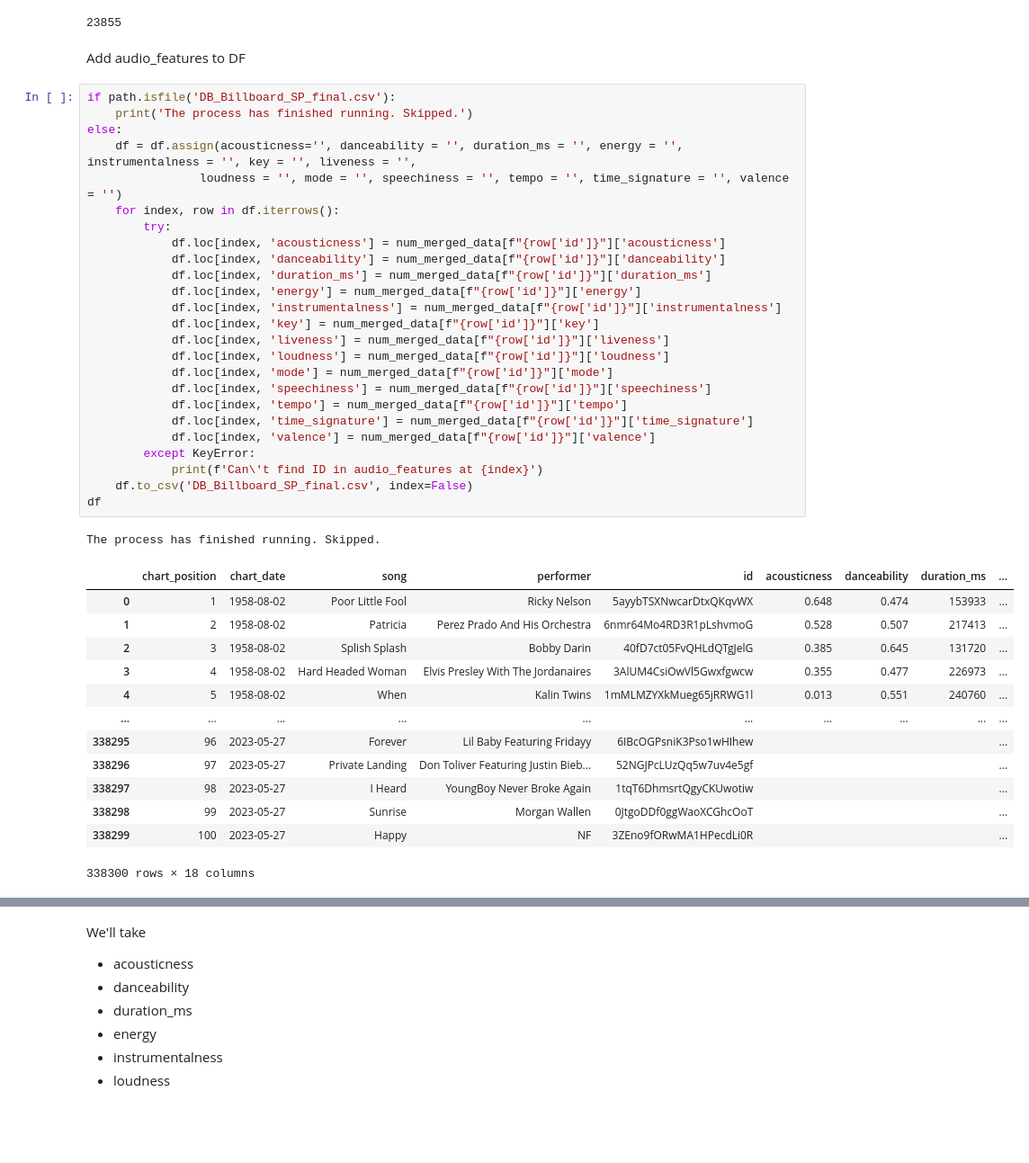
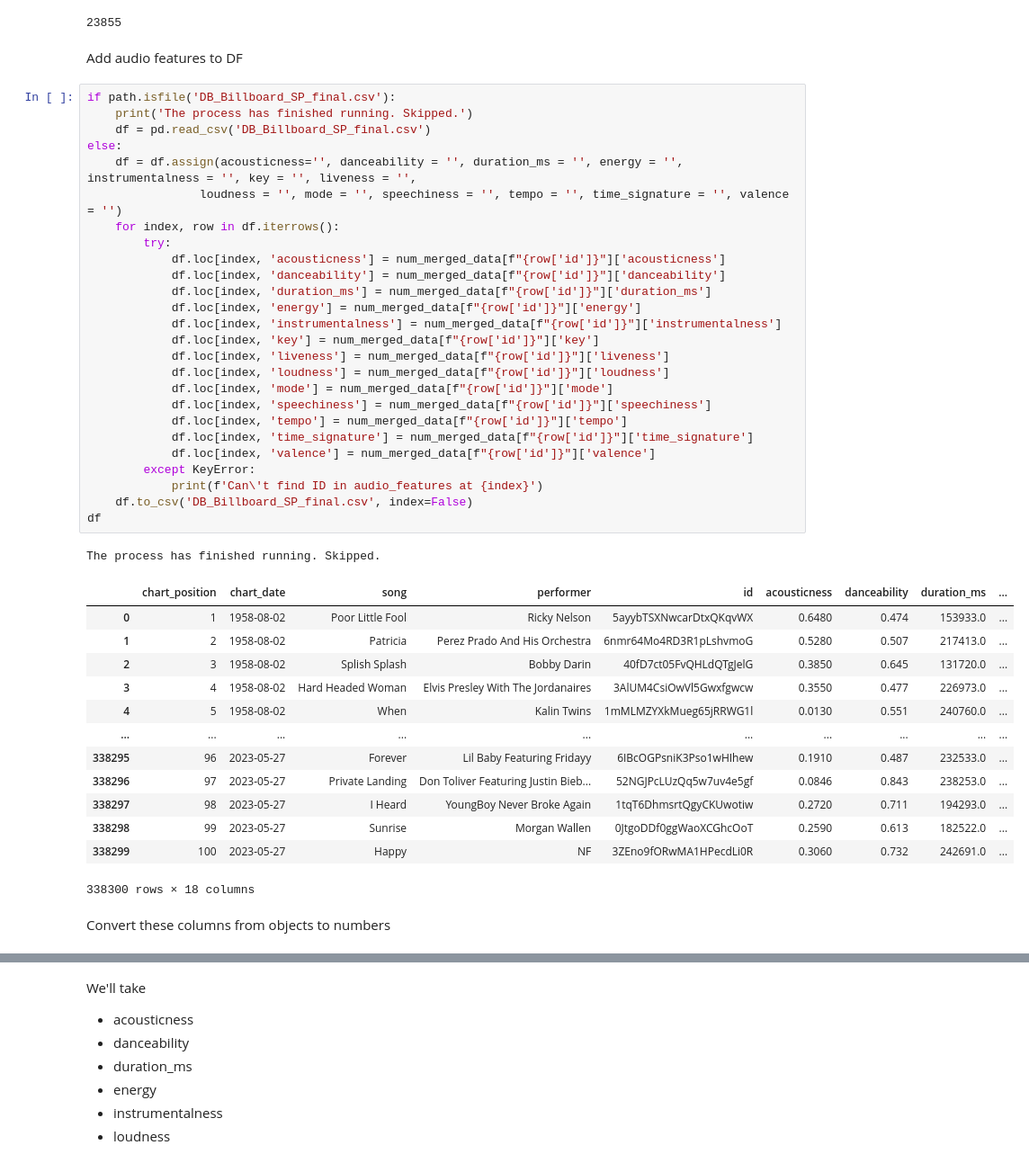
Before and after one commit to ronanhansel/billboard-music-trend, a Jupyter notebook: main.ipynb, the cells around one changed output, grey strips where cells are left out. Shown: that part at 90% size. Drawn from its saved outputs; the diff is of its cells as text; blank space fills up the shorter version.

```diff
--- a/main.ipynb
+++ b/main.ipynb
@@ -586,44 +588,47 @@ None at 23366
 None at 24601
 23855
 # %% [markdown]
-Add audio_features to DF
+Add audio features to DF
 # %%
 if path.isfile('DB_Billboard_SP_final.csv'):
     print('The process has finished running. Skipped.')
+    df = pd.read_csv('DB_Billboard_SP_final.csv')
 else:
     df = df.assign(acousticness='', danceability = '', duration_ms = '', energy = '', instrumentalness = '', key = '', liveness = '',
                 loudness = '', mode = '', speechiness = '', tempo = '', time_signature = '', valence = '')
     for index, row in df.iterrows():
         try:
             df.loc[index, 'acousticness'] = num_merged_data[f"{row['id']}"]['acousticness']
             df.loc[index, 'danceability'] = num_merged_data[f"{row['id']}"]['danceability']
             df.loc[index, 'duration_ms'] = num_merged_data[f"{row['id']}"]['duration_ms']
             df.loc[index, 'energy'] = num_merged_data[f"{row['id']}"]['energy']
             df.loc[index, 'instrumentalness'] = num_merged_data[f"{row['id']}"]['instrumentalness']
             df.loc[index, 'key'] = num_merged_data[f"{row['id']}"]['key']
             df.loc[index, 'liveness'] = num_merged_data[f"{row['id']}"]['liveness']
             df.loc[index, 'loudness'] = num_merged_data[f"{row['id']}"]['loudness']
             df.loc[index, 'mode'] = num_merged_data[f"{row['id']}"]['mode']
             df.loc[index, 'speechiness'] = num_merged_data[f"{row['id']}"]['speechiness']
             df.loc[index, 'tempo'] = num_merged_data[f"{row['id']}"]['tempo']
             df.loc[index, 'time_signature'] = num_merged_data[f"{row['id']}"]['time_signature']
             df.loc[index, 'valence'] = num_merged_data[f"{row['id']}"]['valence']
         except KeyError:
             print(f'Can\'t find ID in audio_features at {index}')
     df.to_csv('DB_Billboard_SP_final.csv', index=False)
 df
 # %% [output]
 The process has finished running. Skipped.
 |  | chart_position | chart_date | song | performer | id | acousticness | danceability | duration_ms | ... |
-| 0 | 1 | 1958-08-02 | Poor Little Fool | Ricky Nelson | 5ayybTSXNwcarDtxQKqvWX | 0.648 | 0.474 | 153933 | ... |
-| 1 | 2 | 1958-08-02 | Patricia | Perez Prado And His Orchestra | 6nmr64Mo4RD3R1pLshvmoG | 0.528 | 0.507 | 217413 | ... |
-| 2 | 3 | 1958-08-02 | Splish Splash | Bobby Darin | 40fD7ct05FvQHLdQTgJelG | 0.385 | 0.645 | 131720 | ... |
-| 3 | 4 | 1958-08-02 | Hard Headed Woman | Elvis Presley With The Jordanaires | 3AlUM4CsiOwVl5Gwxfgwcw | 0.355 | 0.477 | 226973 | ... |
-| 4 | 5 | 1958-08-02 | When | Kalin Twins | 1mMLMZYXkMueg65jRRWG1l | 0.013 | 0.551 | 240760 | ... |
+| 0 | 1 | 1958-08-02 | Poor Little Fool | Ricky Nelson | 5ayybTSXNwcarDtxQKqvWX | 0.6480 | 0.474 | 153933.0 | ... |
+| 1 | 2 | 1958-08-02 | Patricia | Perez Prado And His Orchestra | 6nmr64Mo4RD3R1pLshvmoG | 0.5280 | 0.507 | 217413.0 | ... |
+| 2 | 3 | 1958-08-02 | Splish Splash | Bobby Darin | 40fD7ct05FvQHLdQTgJelG | 0.3850 | 0.645 | 131720.0 | ... |
+| 3 | 4 | 1958-08-02 | Hard Headed Woman | Elvis Presley With The Jordanaires | 3AlUM4CsiOwVl5Gwxfgwcw | 0.3550 | 0.477 | 226973.0 | ... |
+| 4 | 5 | 1958-08-02 | When | Kalin Twins | 1mMLMZYXkMueg65jRRWG1l | 0.0130 | 0.551 | 240760.0 | ... |
 | ... | ... | ... | ... | ... | ... | ... | ... | ... | ... |
-| 338295 | 96 | 2023-05-27 | Forever | Lil Baby Featuring Fridayy | 6IBcOGPsniK3Pso1wHIhew |  |  |  | ... |
-| 338296 | 97 | 2023-05-27 | Private Landing | Don Toliver Featuring Justin Bieb... | 52NGJPcLUzQq5w7uv4e5gf |  |  |  | ... |
-| 338297 | 98 | 2023-05-27 | I Heard | YoungBoy Never Broke Again | 1tqT6DhmsrtQgyCKUwotiw |  |  |  | ... |
-| 338298 | 99 | 2023-05-27 | Sunrise | Morgan Wallen | 0JtgoDDf0ggWaoXCGhcOoT |  |  |  | ... |
-| 338299 | 100 | 2023-05-27 | Happy | NF | 3ZEno9fORwMA1HPecdLi0R |  |  |  | ... |
+| 338295 | 96 | 2023-05-27 | Forever | Lil Baby Featuring Fridayy | 6IBcOGPsniK3Pso1wHIhew | 0.1910 | 0.487 | 232533.0 | ... |
+| 338296 | 97 | 2023-05-27 | Private Landing | Don Toliver Featuring Justin Bieb... | 52NGJPcLUzQq5w7uv4e5gf | 0.0846 | 0.843 | 238253.0 | ... |
+| 338297 | 98 | 2023-05-27 | I Heard | YoungBoy Never Broke Again | 1tqT6DhmsrtQgyCKUwotiw | 0.2720 | 0.711 | 194293.0 | ... |
+| 338298 | 99 | 2023-05-27 | Sunrise | Morgan Wallen | 0JtgoDDf0ggWaoXCGhcOoT | 0.2590 | 0.613 | 182522.0 | ... |
+| 338299 | 100 | 2023-05-27 | Happy | NF | 3ZEno9fORwMA1HPecdLi0R | 0.3060 | 0.732 | 242691.0 | ... |
 338300 rows × 18 columns
+# %% [markdown]
+Convert these columns from objects to numbers
```
Also changed, not shown: parts of 10 cells of this notebook.
